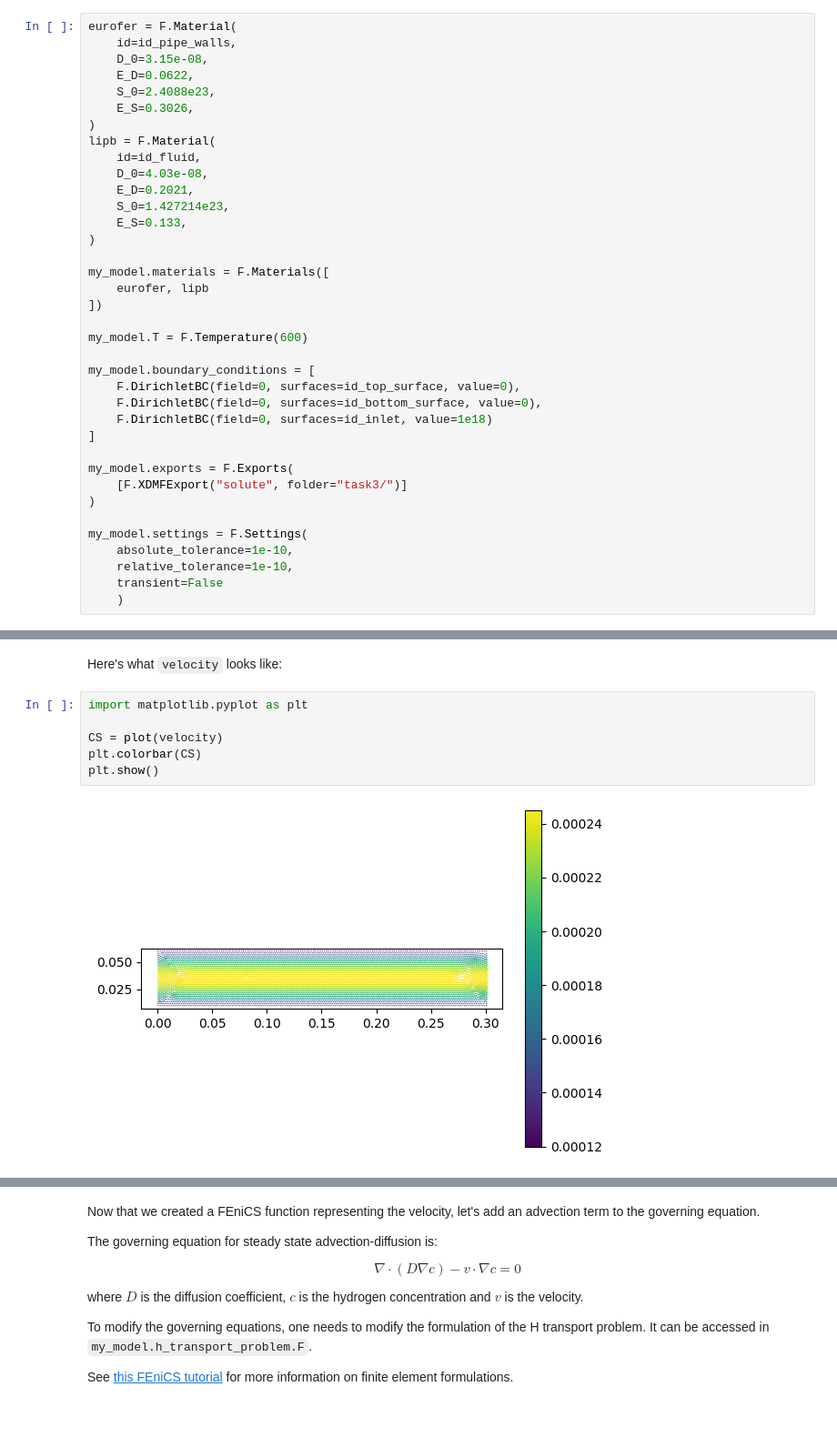
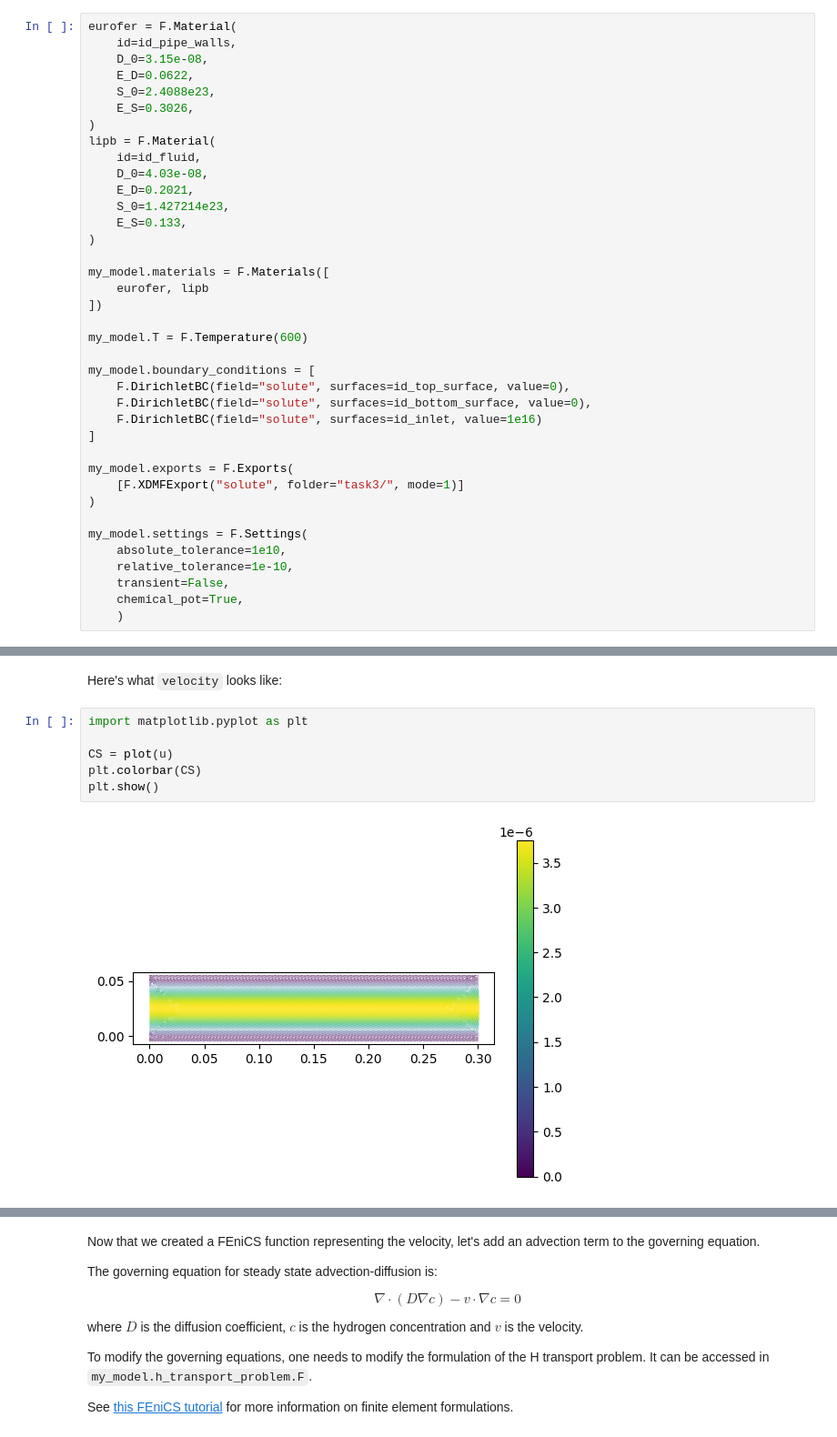
Before and after one commit to jhdark/FESTIM-workshop, a Jupyter notebook: tasks/task3.ipynb, the cells around one changed output, grey strips where cells are left out. Shown at 91% size. Drawn from its saved outputs; the diff is of its cells as text.

Commit message:
task3 working

```diff
--- a/tasks/task3.ipynb
+++ b/tasks/task3.ipynb
@@ -54,19 +56,20 @@ my_model.materials = F.Materials([
 my_model.T = F.Temperature(600)
 
 my_model.boundary_conditions = [
-    F.DirichletBC(field=0, surfaces=id_top_surface, value=0),
-    F.DirichletBC(field=0, surfaces=id_bottom_surface, value=0),
-    F.DirichletBC(field=0, surfaces=id_inlet, value=1e18)
+    F.DirichletBC(field="solute", surfaces=id_top_surface, value=0),
+    F.DirichletBC(field="solute", surfaces=id_bottom_surface, value=0),
+    F.DirichletBC(field="solute", surfaces=id_inlet, value=1e16)
 ]
 
 my_model.exports = F.Exports(
-    [F.XDMFExport("solute", folder="task3/")]
+    [F.XDMFExport("solute", folder="task3/", mode=1)]
 )
 
 my_model.settings = F.Settings(
-    absolute_tolerance=1e-10,
+    absolute_tolerance=1e10,
     relative_tolerance=1e-10,
-    transient=False
+    transient=False,
+    chemical_pot=True,
     )
 # %% [markdown]
 We can now run the pure diffusion simulation and visualise the hydrogen concentration field.
@@ -108,8 +123,8 @@ Here's what `velocity` looks like:
 # %%
 import matplotlib.pyplot as plt
 
-CS = plot(velocity)
+CS = plot(u)
 plt.colorbar(CS)
 plt.show()
 # %% [output]
-[figure, old version]
+[figure, new version]
```
Also changed, not shown: parts of 9 cells of this notebook.
